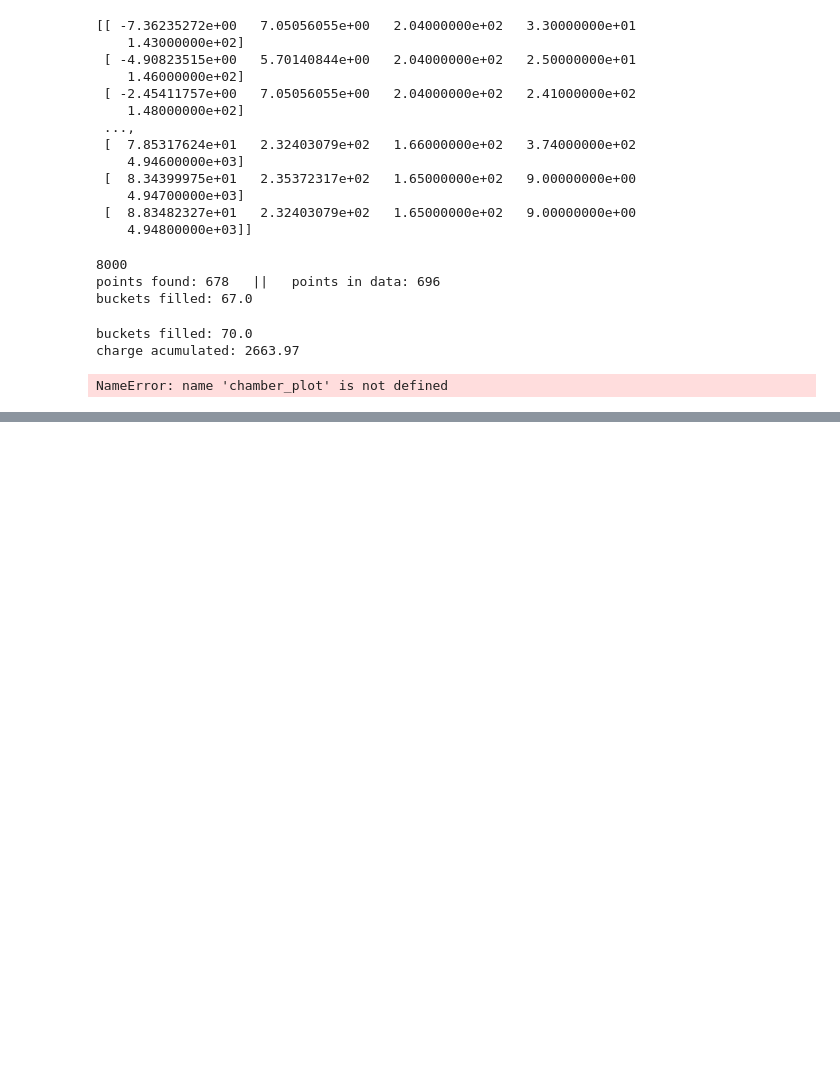
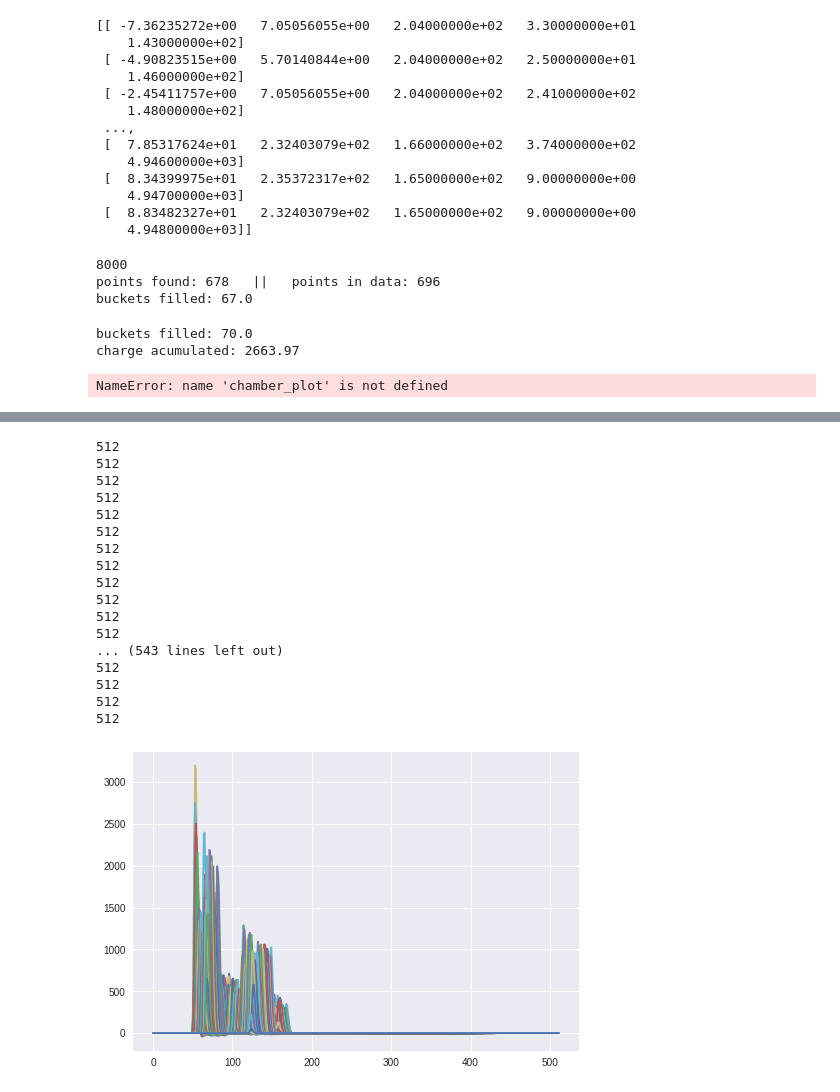
Before and after one commit to jtaylorz/attpc-event-classification, a Jupyter notebook: jupyter-notebooks/Discretization_Grid.ipynb, the cells around one changed output, grey strips where cells are left out. Saved outputs shown, nothing was run; the diff lists cells and outputs as text; code cells hidden in the pictures; blank space fills up the shorter version.

```diff
--- a/jupyter-notebooks/Discretization_Grid.ipynb
+++ b/jupyter-notebooks/Discretization_Grid.ipynb
@@ -303,0 +287,26 @@ print(minimum_bucket)
+# %%
+f = pytpc.HDFDataFile('../data/NO-tilt/p_40000.h5', 'r')
+evt = f[2]
+
+for trace in evt.traces['data']:
+    plt.plot(trace)
+    print(len(trace))
+# %% [output]
+512
+512
+512
+512
+512
+512
+512
+512
+512
+512
+512
+512
+... (543 lines left out)
+512
+512
+512
+512
+[figure, added]
```
Also changed, not shown: parts of 3 cells of this notebook, 14 other files.
